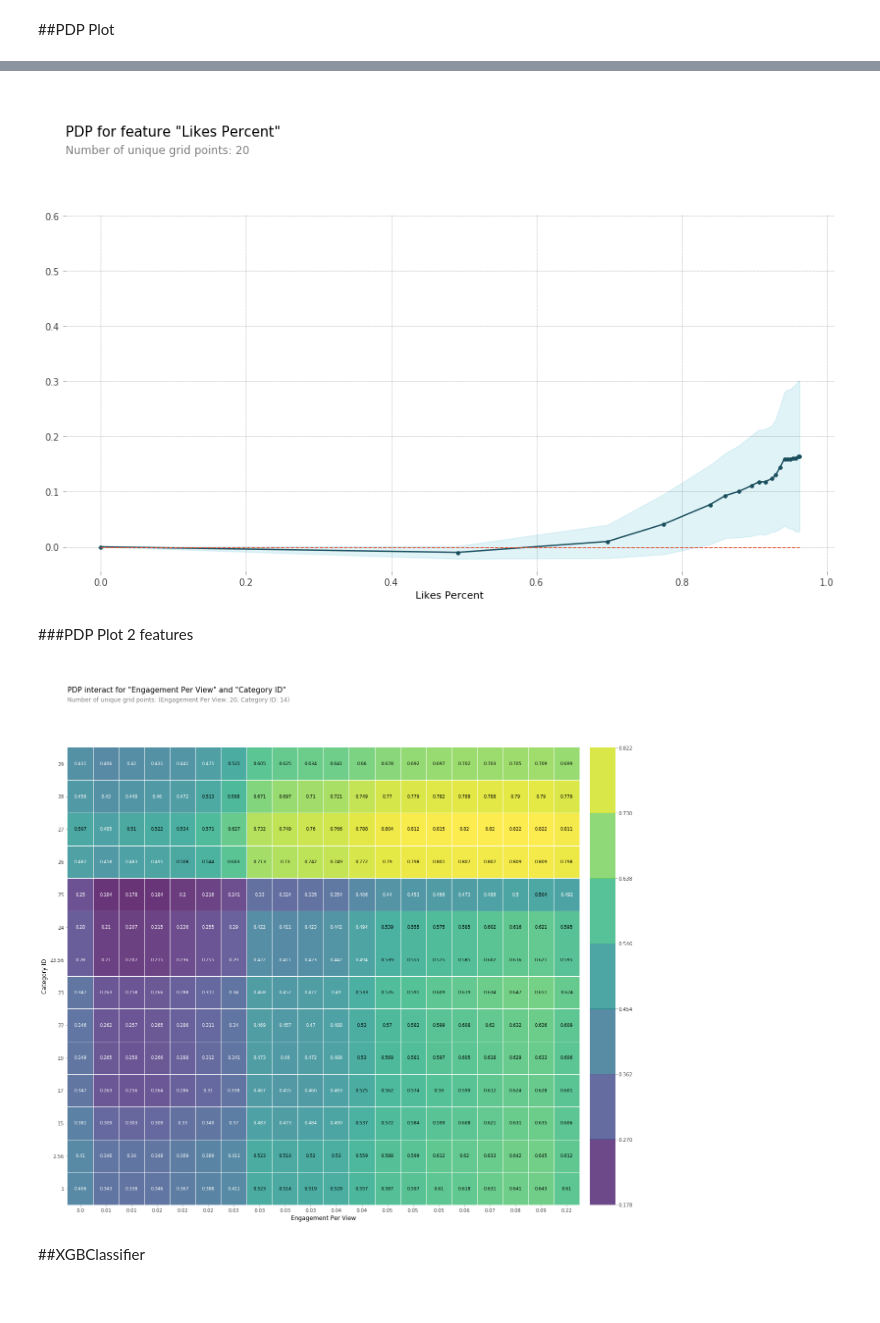
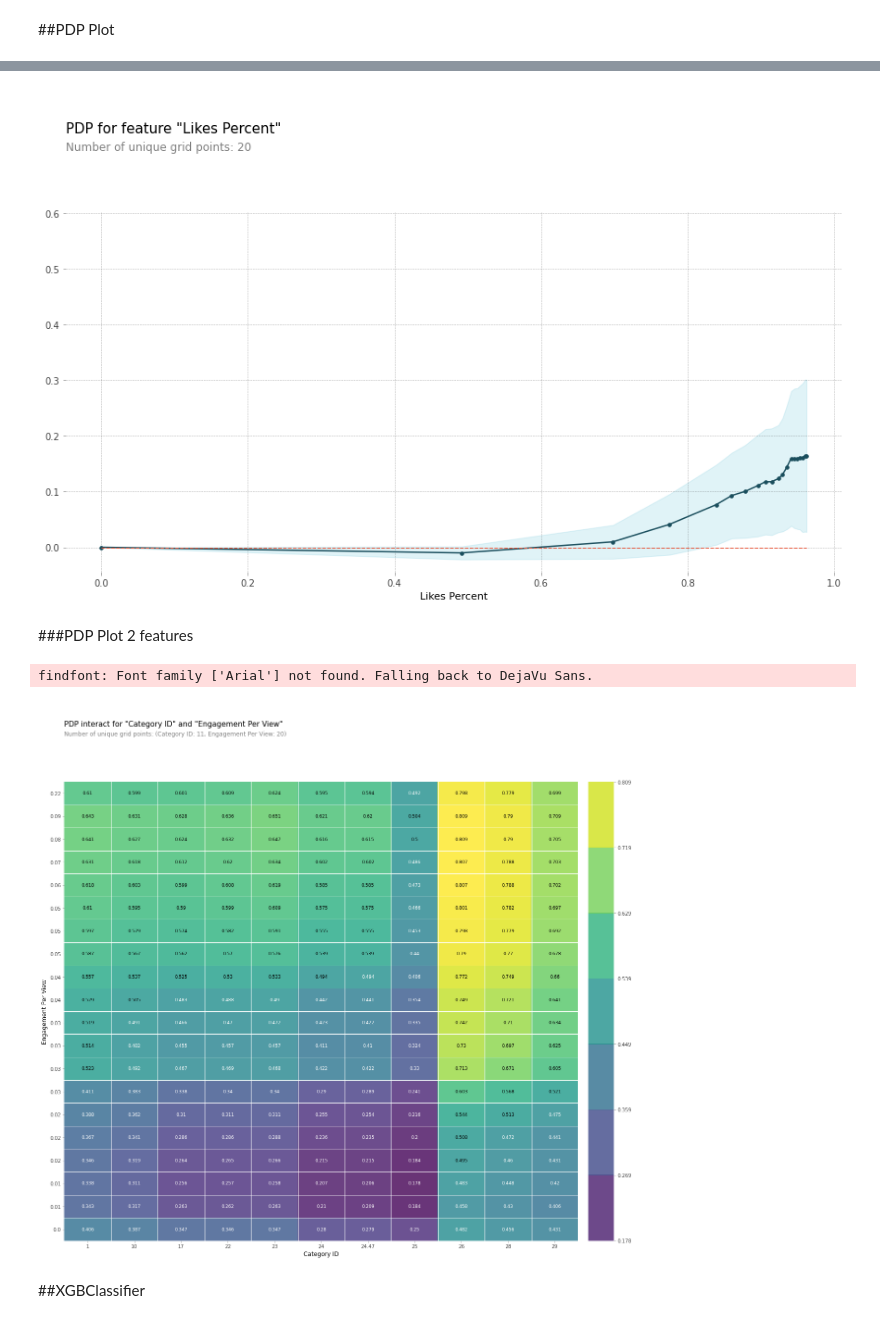
Before and after one commit to StevenMElliott/youtube-trending-classification, a Jupyter notebook: YouTube_Trending_Classification.ipynb, the cells around one changed output, grey strips where cells are left out. Cells and saved outputs as stored; diff of their text form; code cells hidden in the pictures.

```diff
--- a/YouTube_Trending_Classification.ipynb
+++ b/YouTube_Trending_Classification.ipynb
@@ -100,3 +76,3 @@ Name: classification, dtype: int64
 # %%
-t_class = df.merge(tm_and_yt, how='left')
-# df_2.shape
+df = df.merge(tm_and_yt, how='left')
+df.shape
@@ -103,3 +80,0 @@ t_class = df.merge(tm_and_yt, how='left')
-# %%
-df = df.merge(t_class, how='left')
-df.shape
@@ -509,26 +439,27 @@ isolated = pdp_isolate(
 )
 pdp_plot(isolated, feature_name=feature);
 # %% [output]
-[figure, old version]
+[figure, new version]
 # %% [markdown]
 ###PDP Plot 2 features
 # %%
 from pdpbox.pdp import pdp_interact, pdp_interact_plot
 
-features = ['Engagement Per View', 'Category ID']
+features = [ 'Category ID', 'Engagement Per View']
 
 interaction = pdp_interact(
     model=model,
     dataset=X_test_encoded,
     model_features=X_test_encoded.columns,
-    num_grid_points=[20,44],
+    num_grid_points=[20,20],
     features=features
 )
 
 pdp_interact_plot(interaction, plot_type='grid',
                   ncols=32, figsize=[20,20], feature_names=features);
 # %% [output]
+findfont: Font family ['Arial'] not found. Falling back to DejaVu Sans.
-[figure, old version]
+[figure, new version]
 # %% [markdown]
 ##XGBClassifier
 # %%
```
Also changed, not shown: parts of 33 cells of this notebook.
